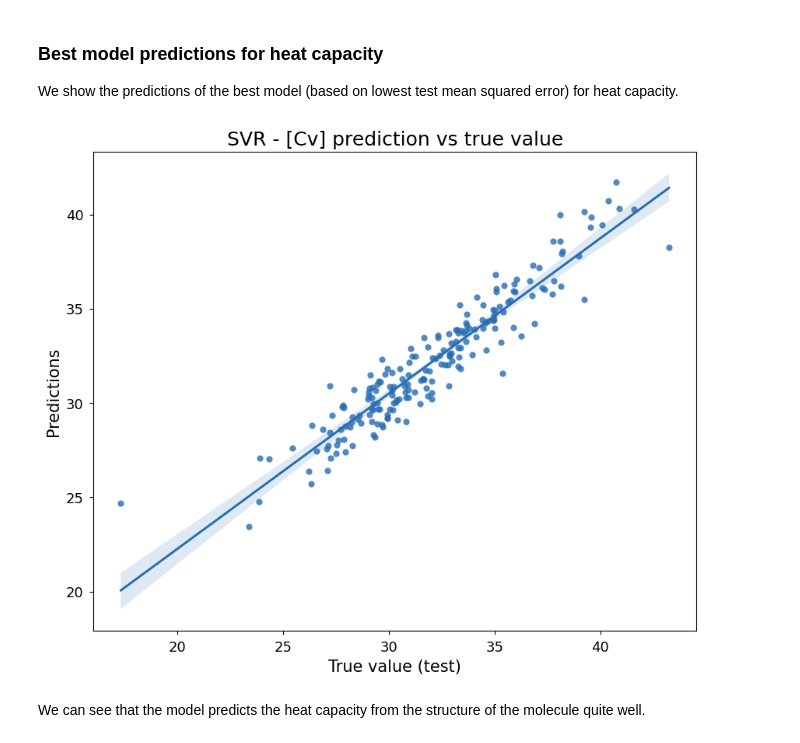
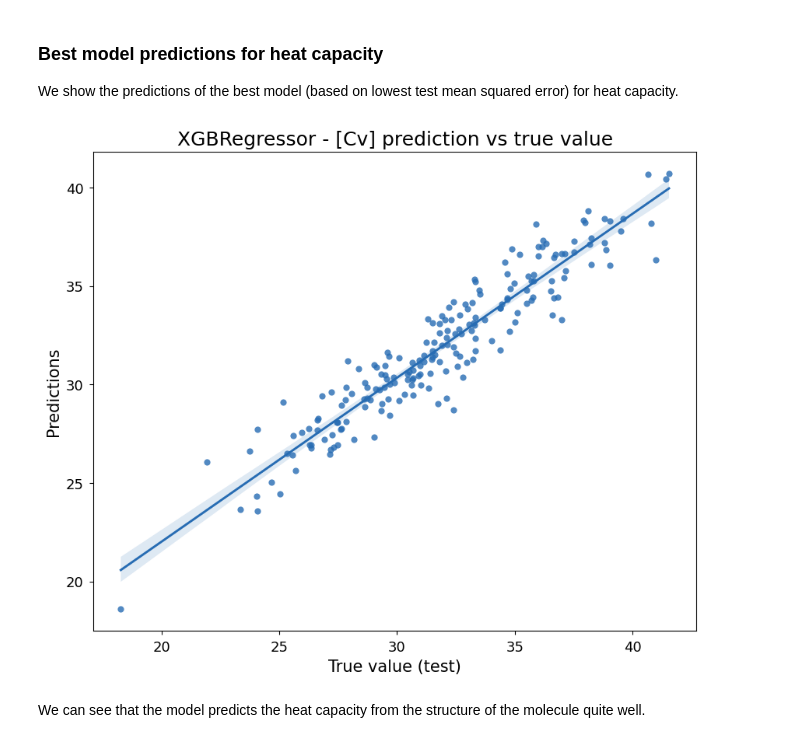
Before and after one commit to petkokp/QM9, a Jupyter notebook: QM9.ipynb, the cells around one changed output. Drawn from its saved outputs; the diff is of its cells as text; code cells hidden in the pictures.

Commit message:
added formulas, updated best models

```diff
--- a/QM9.ipynb
+++ b/QM9.ipynb
@@ -476,23 +502,12 @@ def regression_model_comparison(df, target):
     plt.ylabel('Score')
     plt.show()
 
-    best_model = final_results_df.loc[final_results_df['Test MSE'].idxmin()]
-    best_model_name = best_model['Model']
-    best_model_instance = None
-
-    for model in models:
-        if type(model).__name__ == best_model_name:
-            best_model_instance = model
-            break
-
-    print(f"\nBest model based on lowest test MSE: {best_model_name}")
-
-    return best_model_instance, X_test, y_test
+    return models, X_test, y_test
 # %% [markdown]
 # Evaluation
 
 We train the models and we show the cross-validation results, hyperparameter tuning results and the test set results.
 # %%
-best_model, X_test, y_test = regression_model_comparison(df_merged, target=target)
+models, X_test, y_test = regression_model_comparison(df_merged, target=target)
 # %% [output]
 Cross-validation results:
@@ -542,20 +556,28 @@ Best model based on lowest test MSE: SVR
 
 We show the predictions of the best model (based on lowest test mean squared error) for heat capacity.
 # %%
+best_heat_capacity_model = "XGBRegressor"
+best_model = None
+
+for model in models:
+    if type(model).__name__ == best_heat_capacity_model:
+        best_model = model
+        break
+
 y_pred = best_model.predict(X_test)
 
 best_model_name = type(best_model).__name__
 
 plt.figure(figsize=(10,8))
 sns.regplot(x=y_test, y=y_pred, color=colors[1], scatter_kws={'s': 35})
 plt.xlabel("True value (test)", fontsize=15)
 plt.ylabel("Predictions", fontsize=15)
 plt.title(f"{best_model_name} - [{target}] prediction vs true value", fontsize=18)
 plt.xticks(fontsize=13)
 plt.yticks(fontsize=13)
 plt.show()
 # %% [output]
-[figure, old version]
+[figure, new version]
 # %% [markdown]
 We can see that the model predicts the heat capacity from the structure of the molecule quite well.
 # %% [markdown]
```
Also changed, not shown: parts of 12 cells of this notebook.
